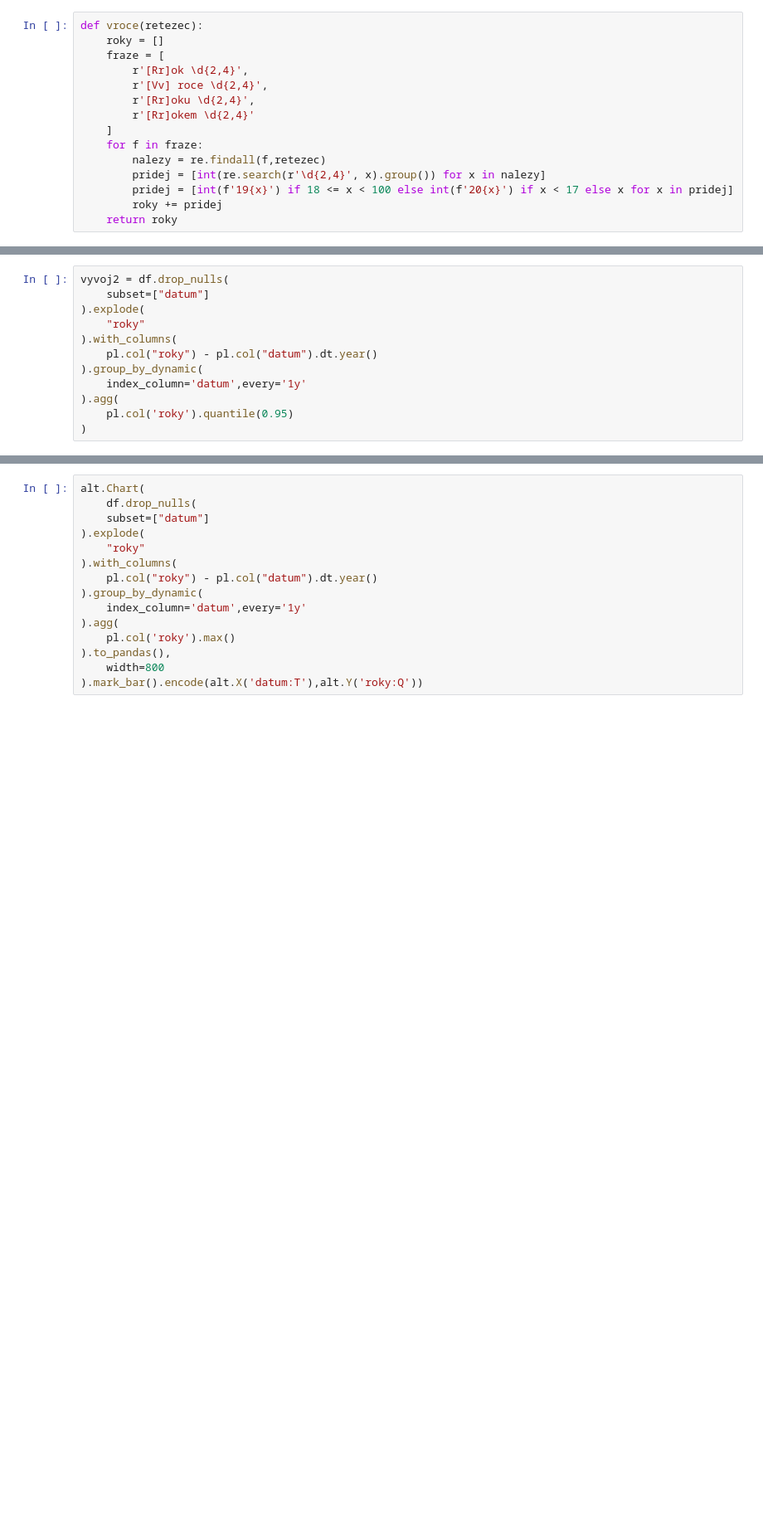
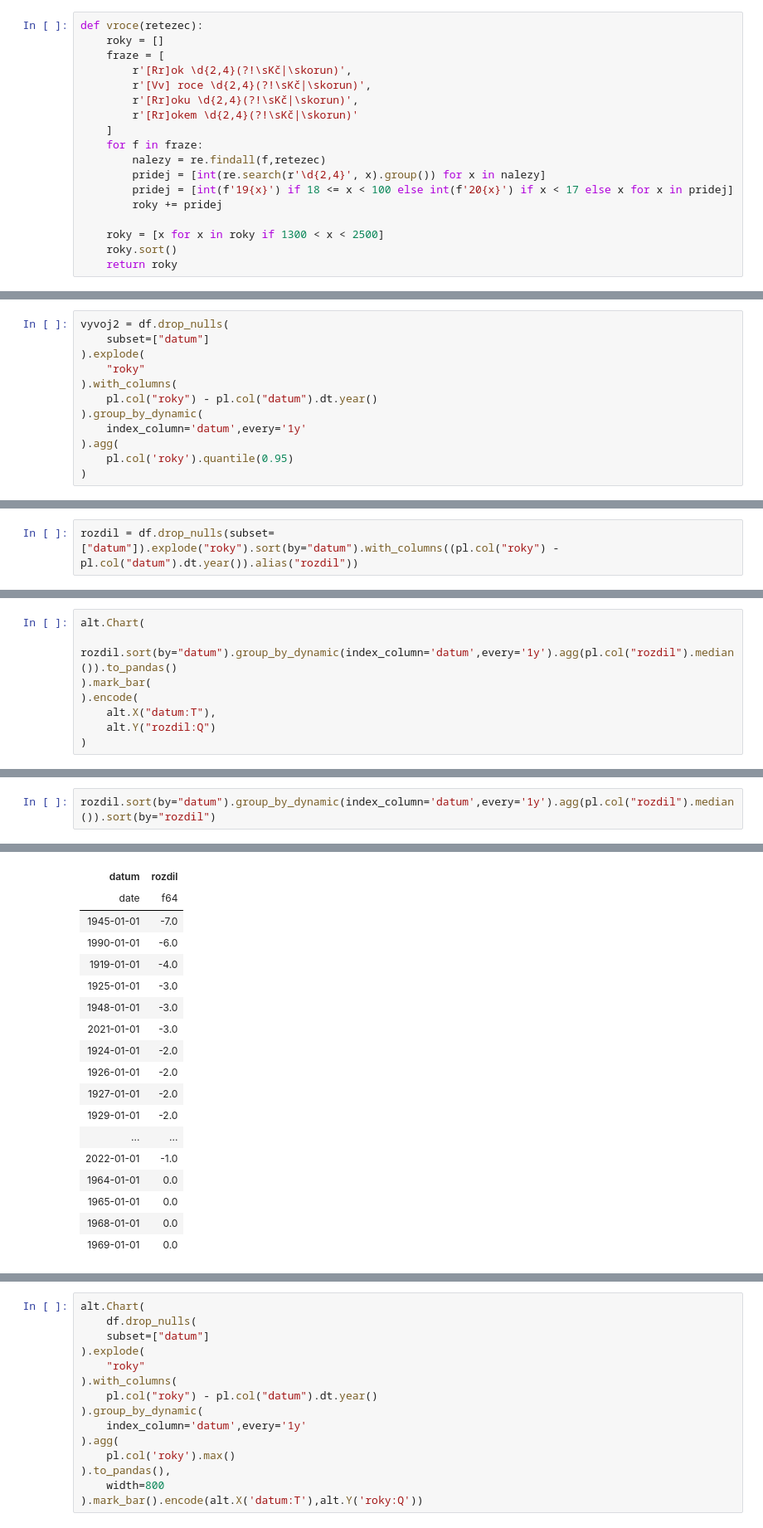
Before and after one commit to DataRozhlas/stenoprotokoly, a Jupyter notebook: 103_minulost_budoucnost.ipynb, the cells around one changed output, grey strips where cells are left out. Shown at 83% size. Saved outputs shown, nothing was run; the diff lists cells and outputs as text; blank space fills up the shorter version.

```diff
--- a/103_minulost_budoucnost.ipynb
+++ b/103_minulost_budoucnost.ipynb
@@ -26,15 +23,18 @@ import re
 def vroce(retezec):
     roky = []
     fraze = [
-        r'[Rr]ok \d{2,4}',
-        r'[Vv] roce \d{2,4}',
-        r'[Rr]oku \d{2,4}',
-        r'[Rr]okem \d{2,4}'
+        r'[Rr]ok \d{2,4}(?!\sKč|\skorun)',
+        r'[Vv] roce \d{2,4}(?!\sKč|\skorun)',
+        r'[Rr]oku \d{2,4}(?!\sKč|\skorun)',
+        r'[Rr]okem \d{2,4}(?!\sKč|\skorun)'
     ]
     for f in fraze:
         nalezy = re.findall(f,retezec)
         pridej = [int(re.search(r'\d{2,4}', x).group()) for x in nalezy]
         pridej = [int(f'19{x}') if 18 <= x < 100 else int(f'20{x}') if x < 17 else x for x in pridej]
         roky += pridej
+
+    roky = [x for x in roky if 1300 < x < 2500]
+    roky.sort()
     return roky
 # %%
@@ -85,0 +114,2 @@ alt.Chart(vyvoj2.to_pandas(),width=800).mark_bar().encode(alt.X('datum:T'),alt.Y
+# %%
+rozdil = df.drop_nulls(subset=["datum"]).explode("roky").sort(by="datum").with_columns((pl.col("roky") - pl.col("datum").dt.year()).alias("rozdil"))
@@ -85,0 +142,8 @@ alt.Chart(vyvoj2.to_pandas(),width=800).mark_bar().encode(alt.X('datum:T'),alt.Y
+# %%
+alt.Chart(
+    rozdil.sort(by="datum").group_by_dynamic(index_column='datum',every='1y').agg(pl.col("rozdil").median()).to_pandas()
+).mark_bar(
+).encode(
+    alt.X("datum:T"),
+    alt.Y("rozdil:Q")
+)
@@ -85,0 +152,3 @@ alt.Chart(vyvoj2.to_pandas(),width=800).mark_bar().encode(alt.X('datum:T'),alt.Y
+# %%
+rozdil.sort(by="datum").group_by_dynamic(index_column='datum',every='1y').agg(pl.col("rozdil").median()).sort(by="rozdil")
+# %% [output]
@@ -85,0 +156,18 @@ alt.Chart(vyvoj2.to_pandas(),width=800).mark_bar().encode(alt.X('datum:T'),alt.Y
+| datum | rozdil |
+| date | f64 |
+| 1945-01-01 | -7.0 |
+| 1990-01-01 | -6.0 |
+| 1919-01-01 | -4.0 |
+| 1925-01-01 | -3.0 |
+| 1948-01-01 | -3.0 |
+| 2021-01-01 | -3.0 |
+| 1924-01-01 | -2.0 |
+| 1926-01-01 | -2.0 |
+| 1927-01-01 | -2.0 |
+| 1929-01-01 | -2.0 |
+| ... | ... |
+| 2022-01-01 | -1.0 |
+| 1964-01-01 | 0.0 |
+| 1965-01-01 | 0.0 |
+| 1968-01-01 | 0.0 |
+| 1969-01-01 | 0.0 |
```
Also changed, not shown: parts of 15 cells of this notebook, 21 other files.
